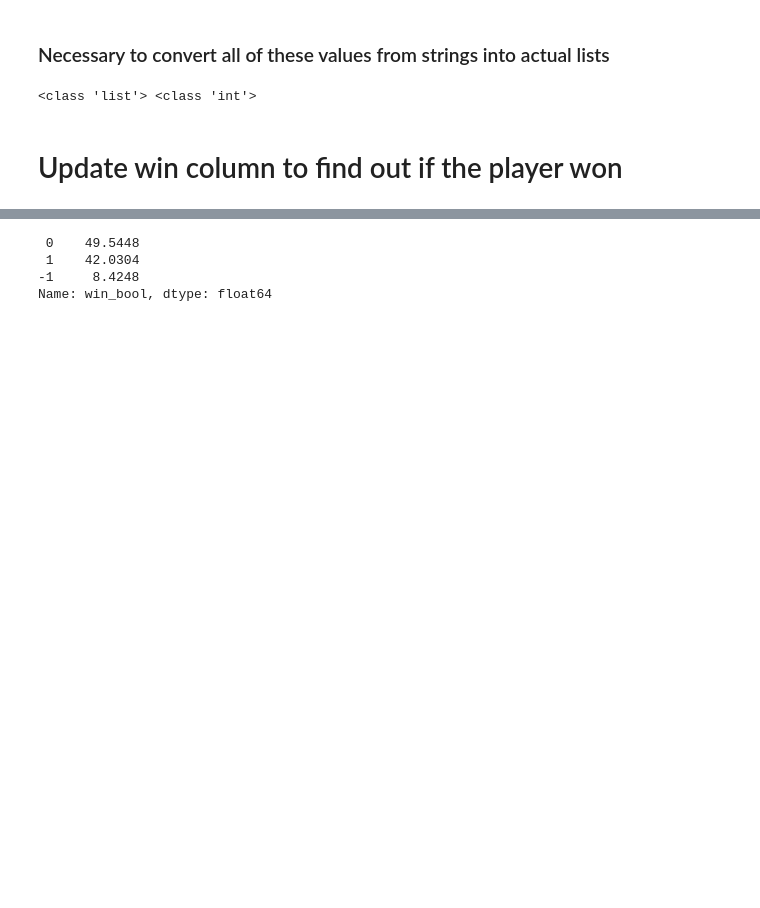
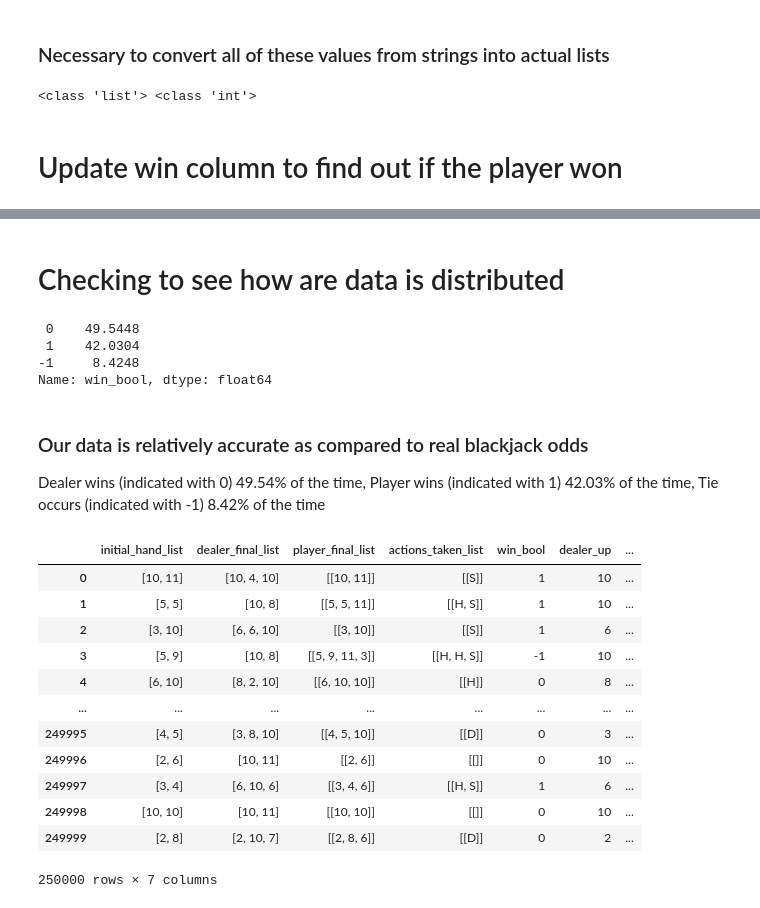
Before and after one commit to Jhwee2/Blackjack, a Jupyter notebook: blackjack.ipynb, the cells around one changed output, grey strips where cells are left out. Saved outputs shown, nothing was run; the diff lists cells and outputs as text; code cells hidden in the pictures; blank space fills up the shorter version.

```diff
--- a/blackjack.ipynb
+++ b/blackjack.ipynb
@@ -191,3 +196,5 @@ Name: win_bool, dtype: int64
+# %% [markdown]
+# Checking to see how are data is distributed
 # %%
 df_cleaned['win_bool'].value_counts(normalize=True) * 100
 # %% [output]
@@ -195,3 +202,26 @@ df_cleaned['win_bool'].value_counts(normalize=True) * 100
  1    42.0304
 -1     8.4248
 Name: win_bool, dtype: float64
+# %% [markdown]
+### Our data is relatively accurate as compared to real blackjack odds
+Dealer wins (indicated with 0) 49.54% of the time,
+Player wins (indicated with 1) 42.03% of the time,
+Tie occurs (indicated with -1) 8.42% of the time
+# %%
+df_cleaned['dealer_up'] = df['dealer_up']
+df_cleaned['dealer_final_value'] = df['dealer_final_value']
+df_cleaned
+# %% [output]
+|  | initial_hand_list | dealer_final_list | player_final_list | actions_taken_list | win_bool | dealer_up | ... |
+| 0 | [10, 11] | [10, 4, 10] | [[10, 11]] | [[S]] | 1 | 10 | ... |
+| 1 | [5, 5] | [10, 8] | [[5, 5, 11]] | [[H, S]] | 1 | 10 | ... |
+| 2 | [3, 10] | [6, 6, 10] | [[3, 10]] | [[S]] | 1 | 6 | ... |
+| 3 | [5, 9] | [10, 8] | [[5, 9, 11, 3]] | [[H, H, S]] | -1 | 10 | ... |
+| 4 | [6, 10] | [8, 2, 10] | [[6, 10, 10]] | [[H]] | 0 | 8 | ... |
+| ... | ... | ... | ... | ... | ... | ... | ... |
+| 249995 | [4, 5] | [3, 8, 10] | [[4, 5, 10]] | [[D]] | 0 | 3 | ... |
+| 249996 | [2, 6] | [10, 11] | [[2, 6]] | [[]] | 0 | 10 | ... |
+| 249997 | [3, 4] | [6, 10, 6] | [[3, 4, 6]] | [[H, S]] | 1 | 6 | ... |
+| 249998 | [10, 10] | [10, 11] | [[10, 10]] | [[]] | 0 | 10 | ... |
+| 249999 | [2, 8] | [2, 10, 7] | [[2, 8, 6]] | [[D]] | 0 | 2 | ... |
+250000 rows × 7 columns
```
Also changed, not shown: parts of 5 cells of this notebook.
